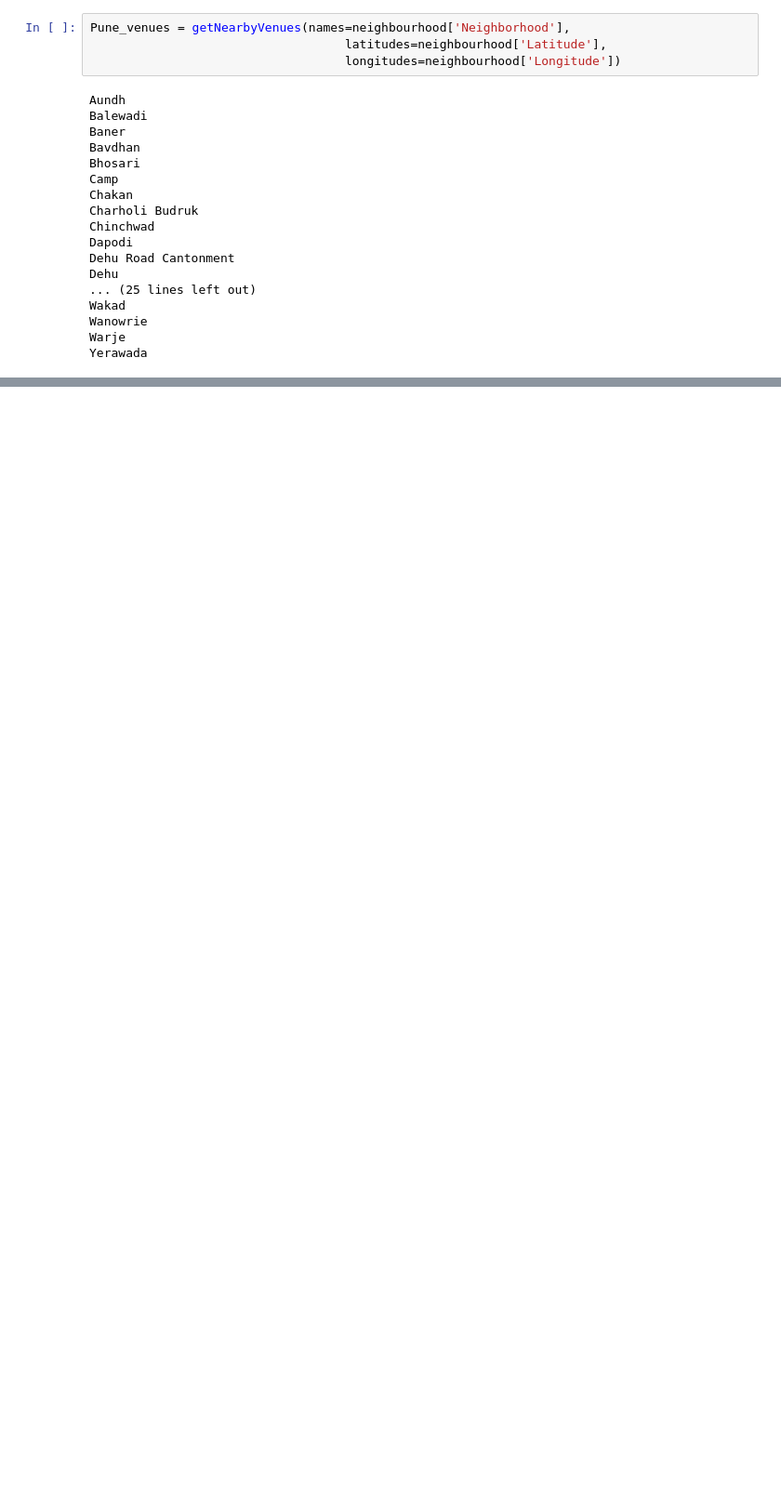
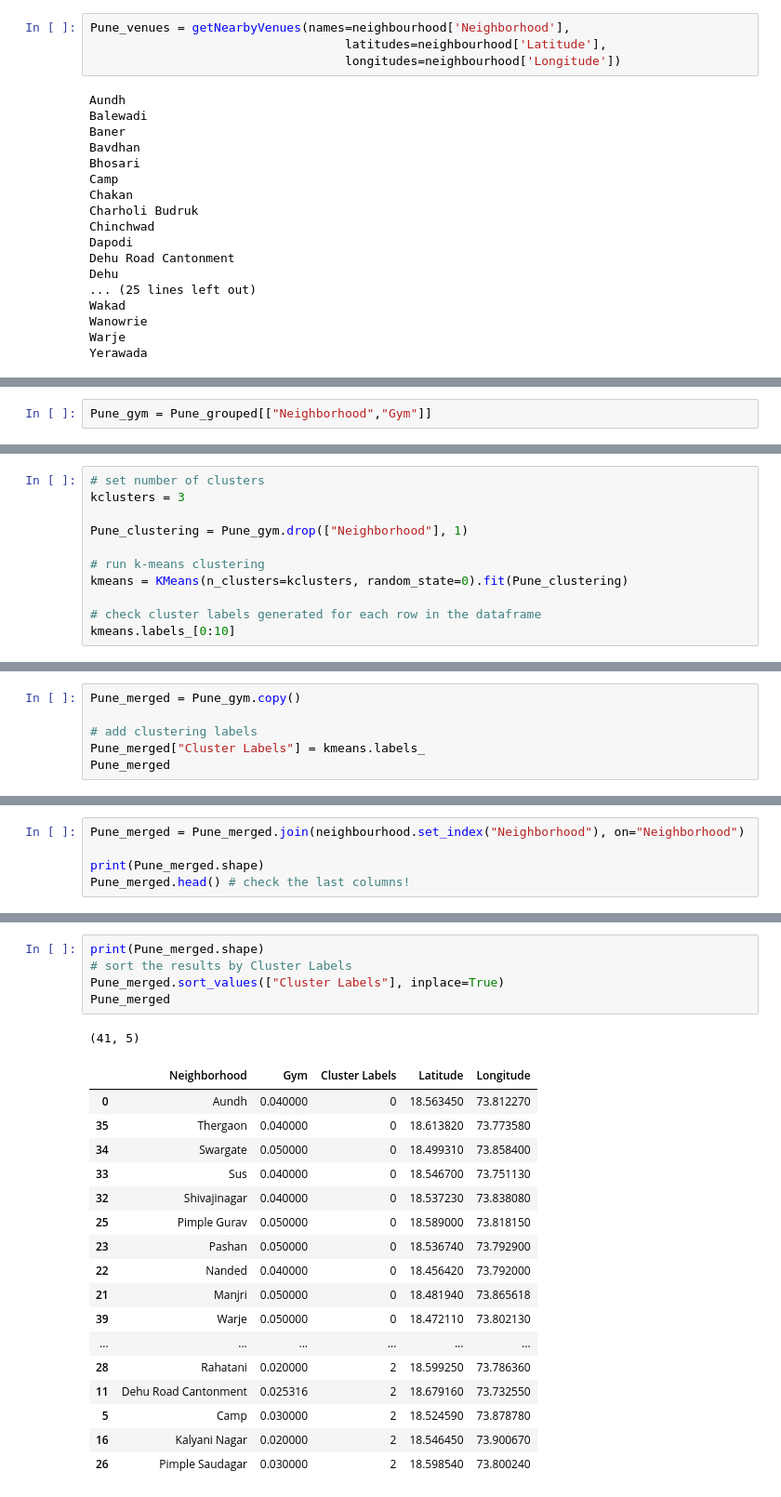
Before and after one commit to omkarnagarkar55/Coursera_Capstone, a Jupyter notebook: Final project.ipynb, the cells around one changed output, grey strips where cells are left out. Shown at 93% size. Cells and saved outputs as stored; diff of their text form; blank space fills up the shorter version.

```diff
--- a/Final project.ipynb
+++ b/Final project.ipynb
@@ -305,0 +385,2 @@ array(['Bookstore', 'Dessert Shop', 'English Restaurant', 'Coffee Shop',
+# %%
+Pune_gym = Pune_grouped[["Neighborhood","Gym"]]
@@ -305,0 +398,11 @@ array(['Bookstore', 'Dessert Shop', 'English Restaurant', 'Coffee Shop',
+# %%
+# set number of clusters
+kclusters = 3
+
+Pune_clustering = Pune_gym.drop(["Neighborhood"], 1)
+
+# run k-means clustering
+kmeans = KMeans(n_clusters=kclusters, random_state=0).fit(Pune_clustering)
+
+# check cluster labels generated for each row in the dataframe
+kmeans.labels_[0:10]
@@ -305,0 +411,6 @@ array(['Bookstore', 'Dessert Shop', 'English Restaurant', 'Coffee Shop',
+# %%
+Pune_merged = Pune_gym.copy()
+
+# add clustering labels
+Pune_merged["Cluster Labels"] = kmeans.labels_
+Pune_merged
@@ -305,0 +435,5 @@ array(['Bookstore', 'Dessert Shop', 'English Restaurant', 'Coffee Shop',
+# %%
+Pune_merged = Pune_merged.join(neighbourhood.set_index("Neighborhood"), on="Neighborhood")
+
+print(Pune_merged.shape)
+Pune_merged.head() # check the last columns!
@@ -305,0 +448,24 @@ array(['Bookstore', 'Dessert Shop', 'English Restaurant', 'Coffee Shop',
+# %%
+print(Pune_merged.shape)
+# sort the results by Cluster Labels
+Pune_merged.sort_values(["Cluster Labels"], inplace=True)
+Pune_merged
+# %% [output]
+(41, 5)
+|  | Neighborhood | Gym | Cluster Labels | Latitude | Longitude |
+| 0 | Aundh | 0.040000 | 0 | 18.563450 | 73.812270 |
+| 35 | Thergaon | 0.040000 | 0 | 18.613820 | 73.773580 |
+| 34 | Swargate | 0.050000 | 0 | 18.499310 | 73.858400 |
+| 33 | Sus | 0.040000 | 0 | 18.546700 | 73.751130 |
+| 32 | Shivajinagar | 0.040000 | 0 | 18.537230 | 73.838080 |
+| 25 | Pimple Gurav | 0.050000 | 0 | 18.589000 | 73.818150 |
+| 23 | Pashan | 0.050000 | 0 | 18.536740 | 73.792900 |
+| 22 | Nanded | 0.040000 | 0 | 18.456420 | 73.792000 |
+| 21 | Manjri | 0.050000 | 0 | 18.481940 | 73.865618 |
+| 39 | Warje | 0.050000 | 0 | 18.472110 | 73.802130 |
+| ... | ... | ... | ... | ... | ... |
+| 28 | Rahatani | 0.020000 | 2 | 18.599250 | 73.786360 |
+| 11 | Dehu Road Cantonment | 0.025316 | 2 | 18.679160 | 73.732550 |
+| 5 | Camp | 0.030000 | 2 | 18.524590 | 73.878780 |
+| 16 | Kalyani Nagar | 0.020000 | 2 | 18.546450 | 73.900670 |
+| 26 | Pimple Saudagar | 0.030000 | 2 | 18.598540 | 73.800240 |
```
Also changed, not shown: parts of 39 cells of this notebook.
